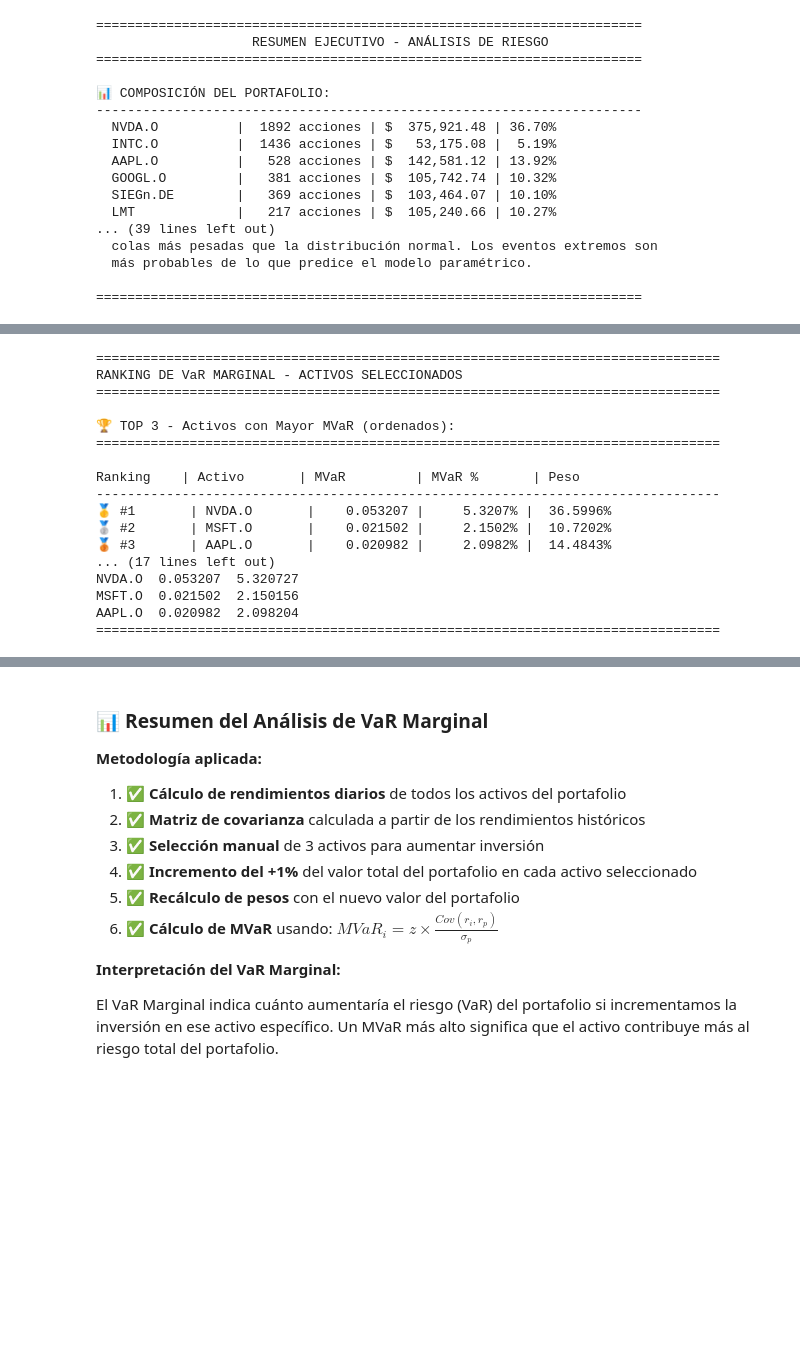
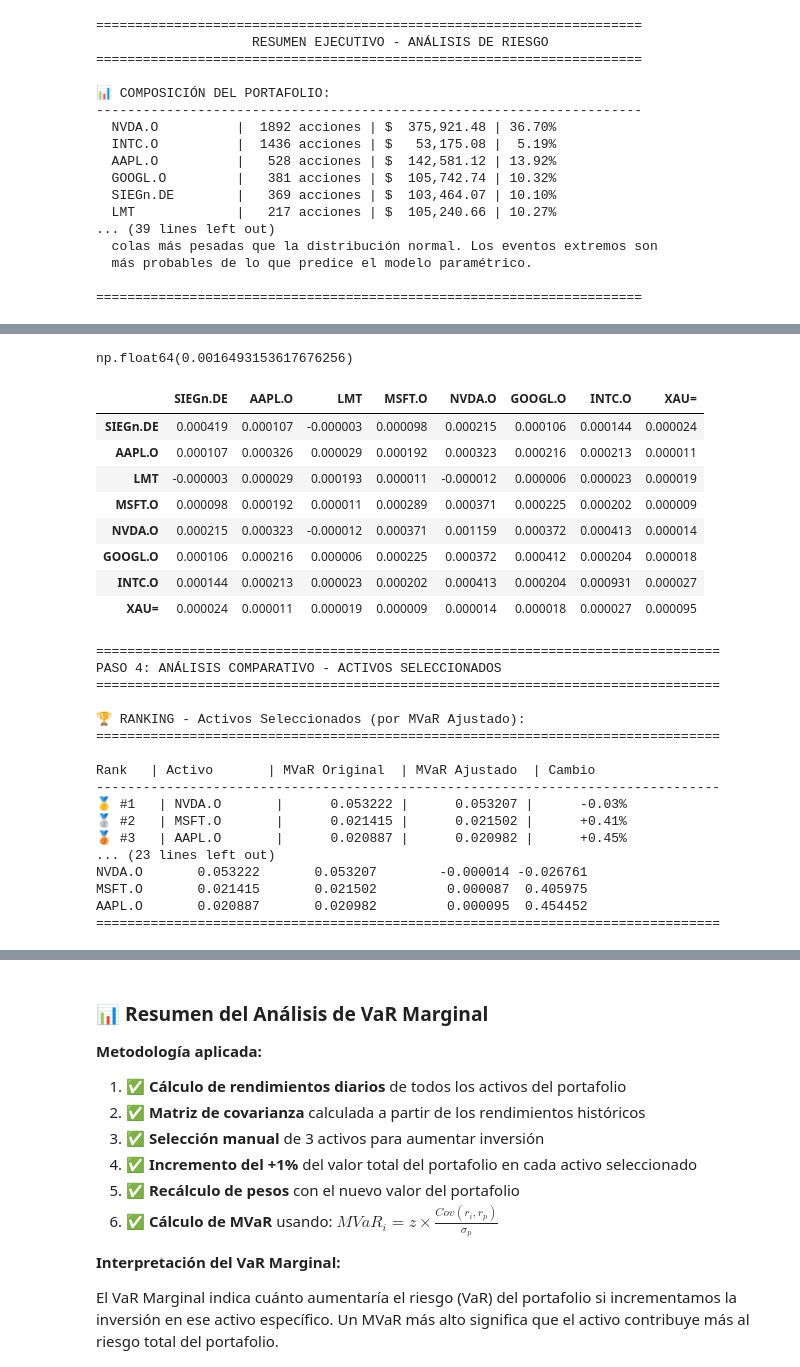
Before and after one commit to JuanMarcoCastro/Riesgos, a Jupyter notebook: actividad3_equipo3.ipynb, the cells around one changed output, grey strips where cells are left out. Cells and saved outputs as stored; diff of their text form; code cells hidden in the pictures; blank space fills up the shorter version.

```diff
--- a/actividad3_equipo3.ipynb
+++ b/actividad3_equipo3.ipynb
@@ -1147,64 +1278,86 @@ XAU=        0.000018  0.001649  0.164932  0.033538         False
+# %%
+mvar_i
+# %% [output]
+np.float64(0.0016493153617676256)
+# %%
+cov_matrix
+# %% [output]
+|  | SIEGn.DE | AAPL.O | LMT | MSFT.O | NVDA.O | GOOGL.O | INTC.O | XAU= |
+| SIEGn.DE | 0.000419 | 0.000107 | -0.000003 | 0.000098 | 0.000215 | 0.000106 | 0.000144 | 0.000024 |
+| AAPL.O | 0.000107 | 0.000326 | 0.000029 | 0.000192 | 0.000323 | 0.000216 | 0.000213 | 0.000011 |
+| LMT | -0.000003 | 0.000029 | 0.000193 | 0.000011 | -0.000012 | 0.000006 | 0.000023 | 0.000019 |
+| MSFT.O | 0.000098 | 0.000192 | 0.000011 | 0.000289 | 0.000371 | 0.000225 | 0.000202 | 0.000009 |
+| NVDA.O | 0.000215 | 0.000323 | -0.000012 | 0.000371 | 0.001159 | 0.000372 | 0.000413 | 0.000014 |
+| GOOGL.O | 0.000106 | 0.000216 | 0.000006 | 0.000225 | 0.000372 | 0.000412 | 0.000204 | 0.000018 |
+| INTC.O | 0.000144 | 0.000213 | 0.000023 | 0.000202 | 0.000413 | 0.000204 | 0.000931 | 0.000027 |
+| XAU= | 0.000024 | 0.000011 | 0.000019 | 0.000009 | 0.000014 | 0.000018 | 0.000027 | 0.000095 |
 # %%
 # ============================================================================
-# PASO 4: RANKING DE LOS 3 ACTIVOS SELECCIONADOS
+# PASO 4: ANÁLISIS COMPARATIVO DE LOS 3 ACTIVOS SELECCIONADOS
 # ============================================================================
 
 print("\n" + "="*80)
-print("RANKING DE VaR MARGINAL - ACTIVOS SELECCIONADOS")
+print("PASO 4: ANÁLISIS COMPARATIVO - ACTIVOS SELECCIONADOS")
 print("="*80)
 
 # Filtrar solo los activos seleccionados
-df_seleccionados = df_mvar[df_mvar['Seleccionado'] == True].copy()
-df_seleccionados = df_seleccionados.sort_values('MVaR', ascending=False)
+df_seleccionados = df_mvar_ajustado[df_mvar_ajustado['Seleccionado'] == True].copy()
+df_seleccionados = df_seleccionados.sort_values('MVaR_Ajustado', ascending=False)
 
-print(f"\n🏆 TOP 3 - Activos con Mayor MVaR (ordenados):")
+print(f"\n🏆 RANKING - Activos Seleccionados (por MVaR Ajustado):")
 print("="*80)
-print(f"\n{'Ranking':<10} | {'Activo':<12} | {'MVaR':<12} | {'MVaR %':<12} | {'Peso':<10}")
+print(f"\n{'Rank':<6} | {'Activo':<12} | {'MVaR Original':<14} | {'MVaR Ajustado':<14} | {'Cambio':<12}")
 print("-" * 80)
 
 for rank, (activo, row) in enumerate(df_seleccionados.iterrows(), 1):
     medalla = "🥇" if rank == 1 else "🥈" if rank == 2 else "🥉"
-    print(f"{medalla} #{rank:<7} | {activo:<12} | {row['MVaR']:11.6f} | " +
-          f"{row['MVaR_%']:10.4f}% | {row['Peso']:9.4%}")
+    cambio_pct = (row['Cambio_MVaR'] / row['MVaR_Original']) * 100
+    print(f"{medalla} #{rank:<3} | {activo:<12} | {row['MVaR_Original']:13.6f} | " +
+          f"{row['MVaR_Ajustado']:13.6f} | {cambio_pct:+10.2f}%")
 
 print("-" * 80)
 
 # Mostrar interpretación
-print(f"\n💡 INTERPRETACIÓN:")
+print(f"\n💡 INTERPRETACIÓN DEL CAMBIO:")
 print("-" * 80)
-activo_mayor = df_seleccionados.index[0]
-mvar_mayor = df_seleccionados.iloc[0]['MVaR']
-print(f"\n   El activo con MAYOR contribución marginal al riesgo es: {activo_mayor}")
-print(f"   MVaR = {mvar_mayor:.6f} ({mvar_mayor*100:.4f}%)")
-print(f"\n   Esto significa que por cada 1% adicional invertido en {activo_mayor},")
-print(f"   el VaR del portafolio aumentaría aproximadamente {mvar_mayor*100:.4f}%")
+for activo, row in df_seleccionados.iterrows():
+    cambio_pct = (row['Cambio_MVaR'] / row['MVaR_Original']) * 100
+    if row['Cambio_MVaR'] > 0:
+        print(f"\n   ⚠️  {activo}: MVaR aumentó en {cambio_pct:+.2f}%")
+        print(f"      Original: {row['MVaR_Original']:.6f} → Ajustado: {row['MVaR_Ajustado']:.6f}")
+        print(f"      Aumentar este activo INCREMENTA el riesgo marginal")
+    else:
+        print(f"\n   ✅ {activo}: MVaR disminuyó en {cambio_pct:+.2f}%")
+        print(f"      Original: {row['MVaR_Original']:.6f} → Ajustado: {row['MVaR_Ajustado']:.6f}")
+        print(f"      Aumentar este activo REDUCE el riesgo marginal (diversificación)")
 
 print("\n" + "="*80)
 
 # Crear tabla resumida para exportar
-print(f"\n📋 TABLA RESUMEN (formato limpio):")
+print(f"\n📋 TABLA RESUMEN - COMPARACIÓN COMPLETA:")
 print("="*80)
-tabla_resumen = df_seleccionados[['MVaR', 'MVaR_%']].copy()
-tabla_resumen.columns = ['MVaR', 'MVaR (%)']
+tabla_resumen = df_seleccionados[['MVaR_Original', 'MVaR_Ajustado', 'Cambio_MVaR']].copy()
+tabla_resumen.columns = ['MVaR Original', 'MVaR Ajustado', 'Cambio Absoluto']
+tabla_resumen['Cambio %'] = (tabla_resumen['Cambio Absoluto'] / tabla_resumen['MVaR Original']) * 100
 print(tabla_resumen.to_string())
 print("="*80)
 # %% [output]
 ================================================================================
-RANKING DE VaR MARGINAL - ACTIVOS SELECCIONADOS
+PASO 4: ANÁLISIS COMPARATIVO - ACTIVOS SELECCIONADOS
 ================================================================================
 
-🏆 TOP 3 - Activos con Mayor MVaR (ordenados):
+🏆 RANKING - Activos Seleccionados (por MVaR Ajustado):
 ================================================================================
 
-Ranking    | Activo       | MVaR         | MVaR %       | Peso
+Rank   | Activo       | MVaR Original  | MVaR Ajustado  | Cambio
 --------------------------------------------------------------------------------
-🥇 #1       | NVDA.O       |    0.053207 |     5.3207% |  36.5996%
-🥈 #2       | MSFT.O       |    0.021502 |     2.1502% |  10.7202%
-🥉 #3       | AAPL.O       |    0.020982 |     2.0982% |  14.4843%
-... (17 lines left out)
-NVDA.O  0.053207  5.320727
-MSFT.O  0.021502  2.150156
-AAPL.O  0.020982  2.098204
+🥇 #1   | NVDA.O       |      0.053222 |      0.053207 |      -0.03%
+🥈 #2   | MSFT.O       |      0.021415 |      0.021502 |      +0.41%
+🥉 #3   | AAPL.O       |      0.020887 |      0.020982 |      +0.45%
+... (23 lines left out)
+NVDA.O       0.053222       0.053207        -0.000014 -0.026761
+MSFT.O       0.021415       0.021502         0.000087  0.405975
+AAPL.O       0.020887       0.020982         0.000095  0.454452
 ================================================================================
 # %%
 # ============================================================================
```
Also changed, not shown: parts of 10 cells of this notebook.
